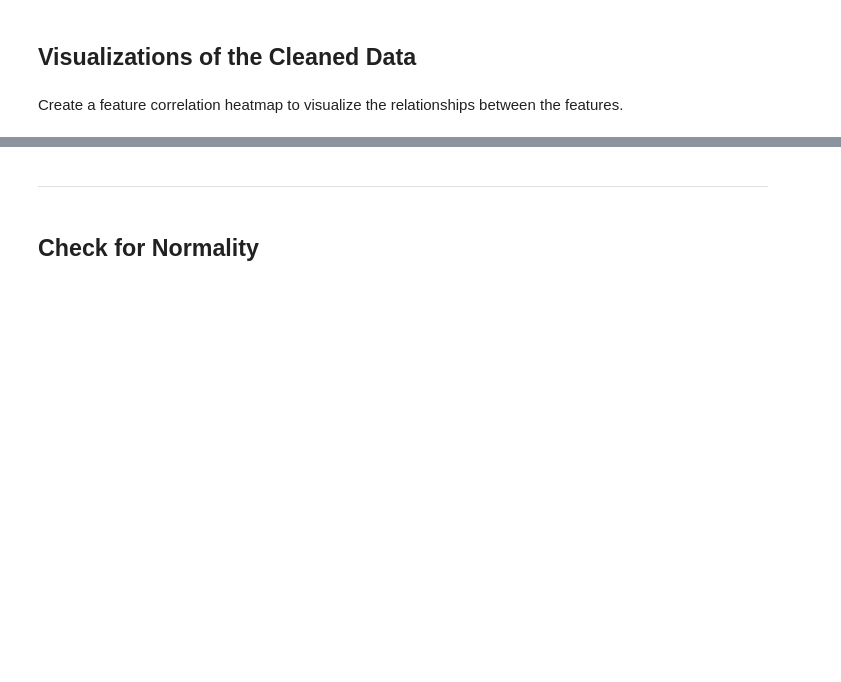
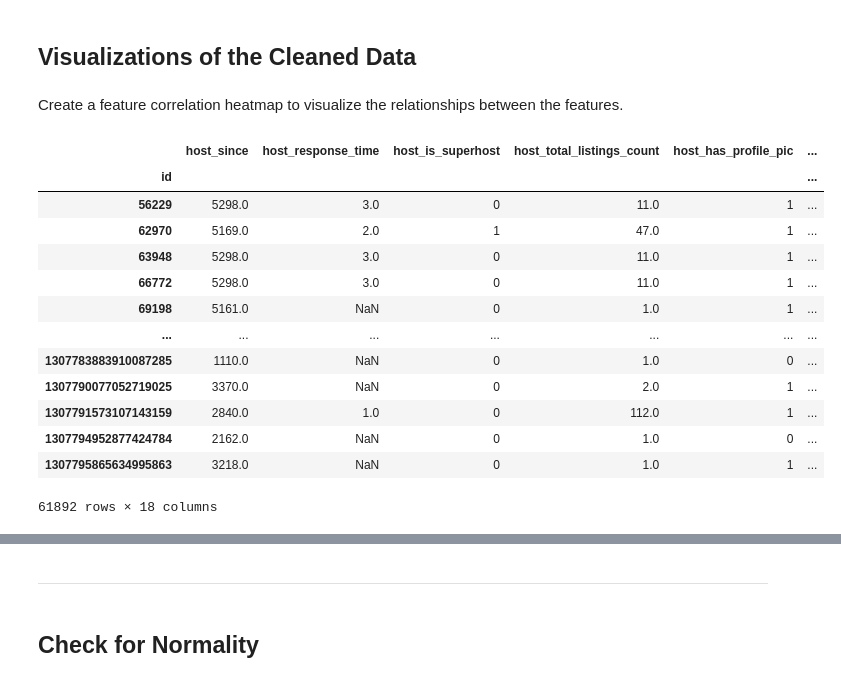
Before and after one commit to MunzurA/MachineLearningGroup24, a Jupyter notebook: data_analysis.ipynb, the cells around one changed output, grey strips where cells are left out. Saved outputs shown, nothing was run; the diff lists cells and outputs as text; code cells hidden in the pictures; blank space fills up the shorter version.

```diff
--- a/data_analysis.ipynb
+++ b/data_analysis.ipynb
@@ -104,4 +104,21 @@ plt.show();
 ## Visualizations of the Cleaned Data
 # %% [markdown]
 Create a feature correlation heatmap to visualize the relationships between the features.
+# %%
+df_clean.iloc[:, :18]
+# %% [output]
+|  | host_since | host_response_time | host_is_superhost | host_total_listings_count | host_has_profile_pic | ... |
+| id |  |  |  |  |  | ... |
+| 56229 | 5298.0 | 3.0 | 0 | 11.0 | 1 | ... |
+| 62970 | 5169.0 | 2.0 | 1 | 47.0 | 1 | ... |
+| 63948 | 5298.0 | 3.0 | 0 | 11.0 | 1 | ... |
+| 66772 | 5298.0 | 3.0 | 0 | 11.0 | 1 | ... |
+| 69198 | 5161.0 | NaN | 0 | 1.0 | 1 | ... |
+| ... | ... | ... | ... | ... | ... | ... |
+| 1307783883910087285 | 1110.0 | NaN | 0 | 1.0 | 0 | ... |
+| 1307790077052719025 | 3370.0 | NaN | 0 | 2.0 | 1 | ... |
+| 1307791573107143159 | 2840.0 | 1.0 | 0 | 112.0 | 1 | ... |
+| 1307794952877424784 | 2162.0 | NaN | 0 | 1.0 | 0 | ... |
+| 1307795865634995863 | 3218.0 | NaN | 0 | 1.0 | 1 | ... |
+61892 rows × 18 columns
 # %%
```
Also changed, not shown: parts of 9 cells of this notebook, 8 other files.
